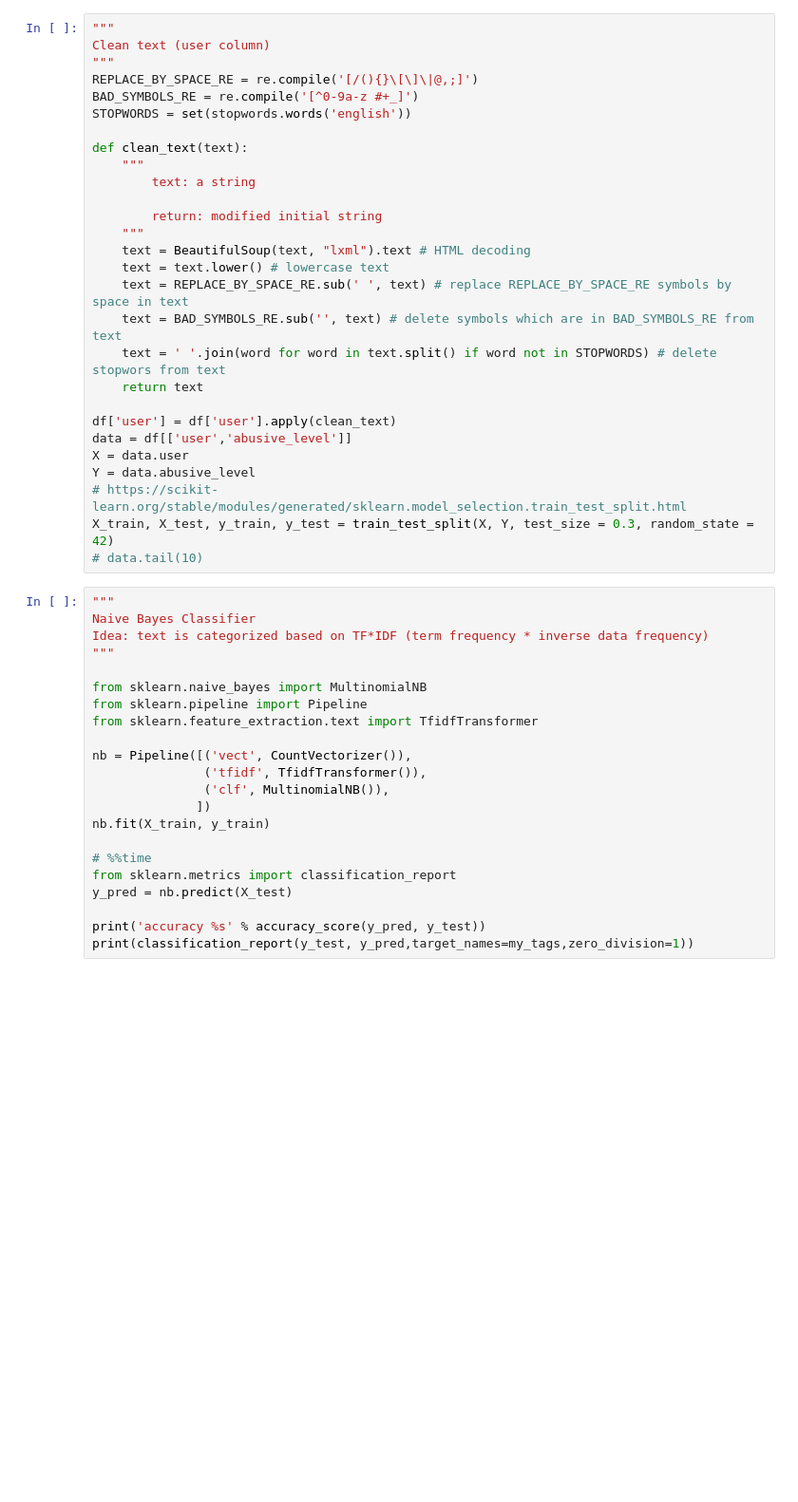
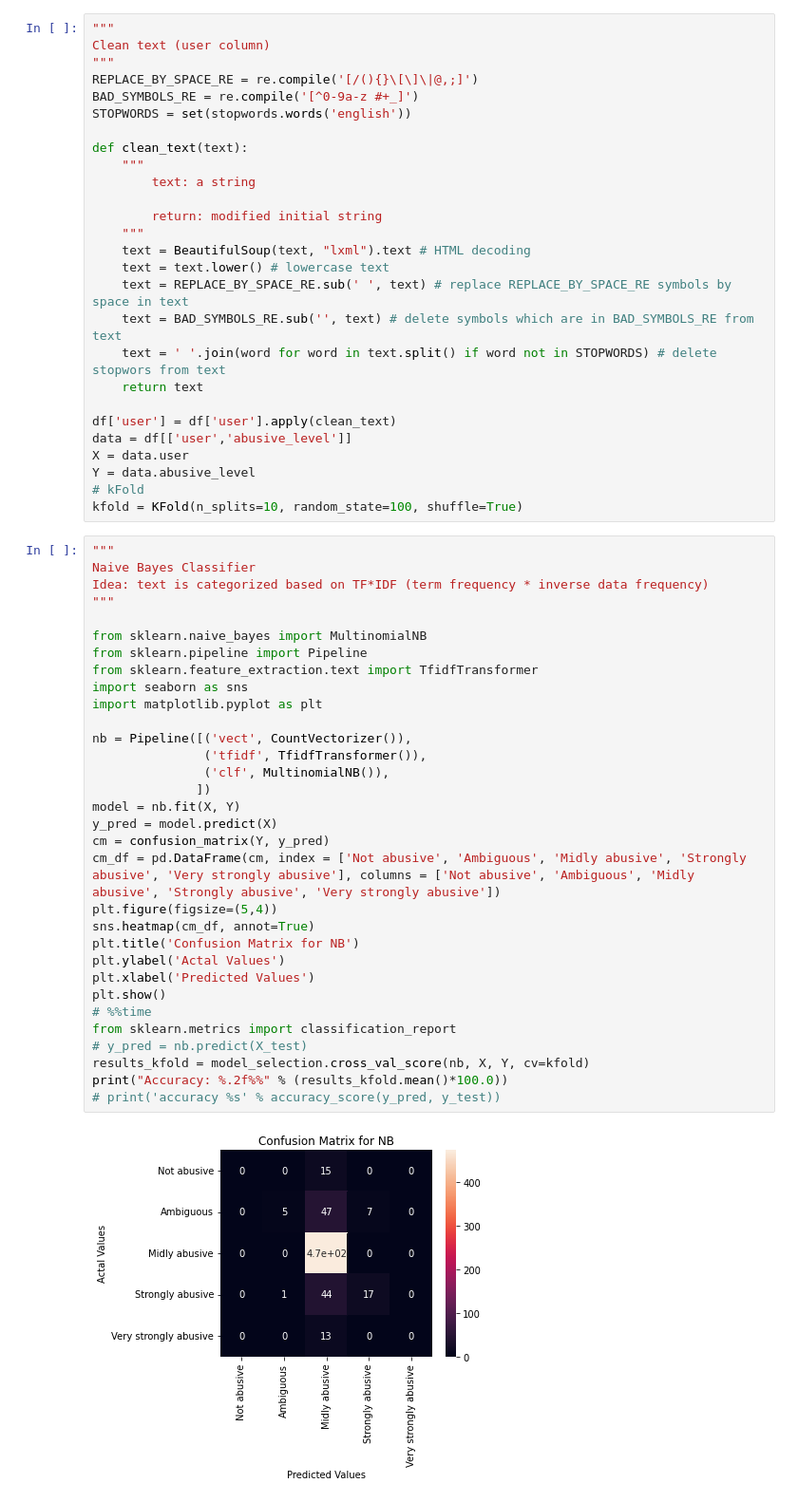
Before and after one commit to liyakalan/agression_detection_model, a Jupyter notebook: abusive_speech_detection.ipynb, the cells around one changed output. Shown: that part at 95% size. Drawn from its saved outputs; the diff is of its cells as text; blank space fills up the shorter version.

Commit message:
kfold added

```diff
--- a/abusive_speech_detection.ipynb
+++ b/abusive_speech_detection.ipynb
@@ -73,29 +84,39 @@ df['user'] = df['user'].apply(clean_text)
 data = df[['user','abusive_level']]
 X = data.user
 Y = data.abusive_level
-# https://scikit-learn.org/stable/modules/generated/sklearn.model_selection.train_test_split.html
-X_train, X_test, y_train, y_test = train_test_split(X, Y, test_size = 0.3, random_state = 42)
-# data.tail(10)
+# kFold
+kfold = KFold(n_splits=10, random_state=100, shuffle=True)
 # %%
 """
 Naive Bayes Classifier
 Idea: text is categorized based on TF*IDF (term frequency * inverse data frequency)
 """
 
 from sklearn.naive_bayes import MultinomialNB
 from sklearn.pipeline import Pipeline
 from sklearn.feature_extraction.text import TfidfTransformer
+import seaborn as sns
+import matplotlib.pyplot as plt
 
 nb = Pipeline([('vect', CountVectorizer()),
                ('tfidf', TfidfTransformer()),
                ('clf', MultinomialNB()),
               ])
-nb.fit(X_train, y_train)
-
+model = nb.fit(X, Y)
+y_pred = model.predict(X)
+cm = confusion_matrix(Y, y_pred)
+cm_df = pd.DataFrame(cm, index = ['Not abusive', 'Ambiguous', 'Midly abusive', 'Strongly abusive', 'Very strongly abusive'], columns = ['Not abusive', 'Ambiguous', 'Midly abusive', 'Strongly abusive', 'Very strongly abusive'])
+plt.figure(figsize=(5,4))
+sns.heatmap(cm_df, annot=True)
+plt.title('Confusion Matrix for NB')
+plt.ylabel('Actal Values')
+plt.xlabel('Predicted Values')
+plt.show()
 # %%time
 from sklearn.metrics import classification_report
-y_pred = nb.predict(X_test)
-
-print('accuracy %s' % accuracy_score(y_pred, y_test))
-print(classification_report(y_test, y_pred,target_names=my_tags,zero_division=1))
+# y_pred = nb.predict(X_test)
+results_kfold = model_selection.cross_val_score(nb, X, Y, cv=kfold)
+print("Accuracy: %.2f%%" % (results_kfold.mean()*100.0))
+# print('accuracy %s' % accuracy_score(y_pred, y_test))
 # %% [output]
+[figure, added]
```
Also changed, not shown: parts of 5 cells of this notebook.
